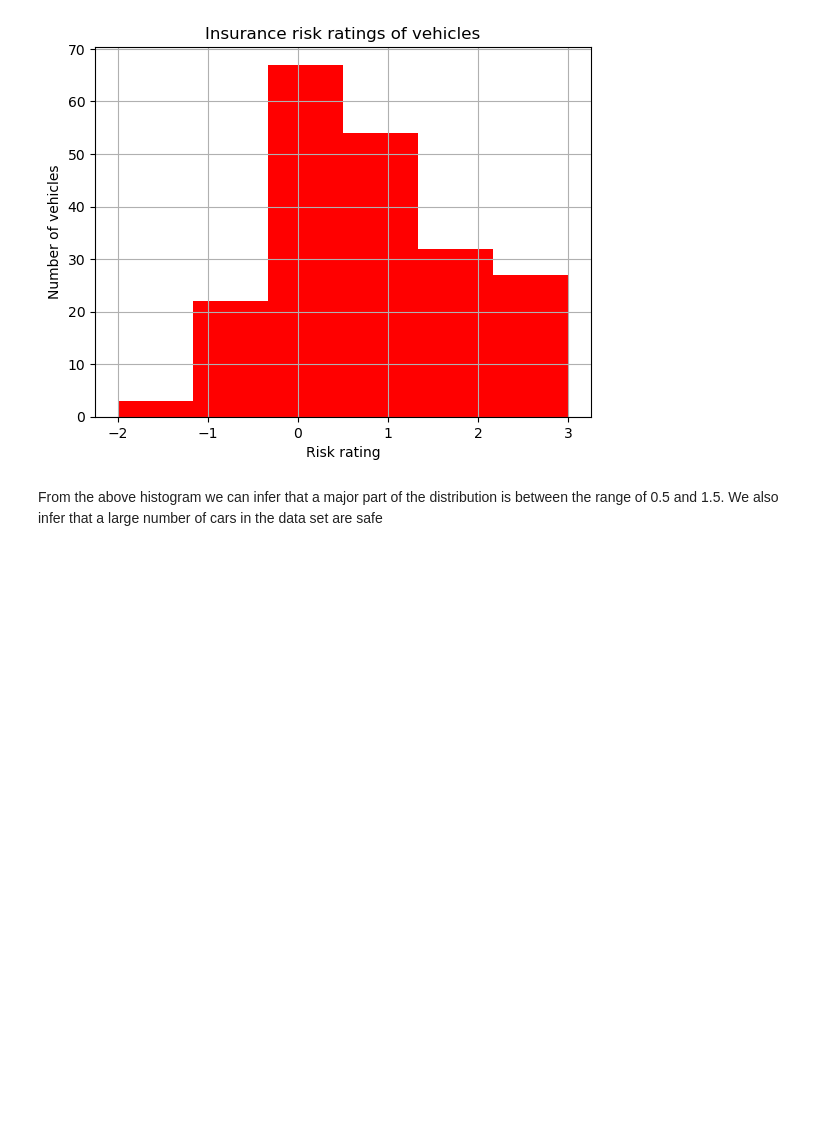
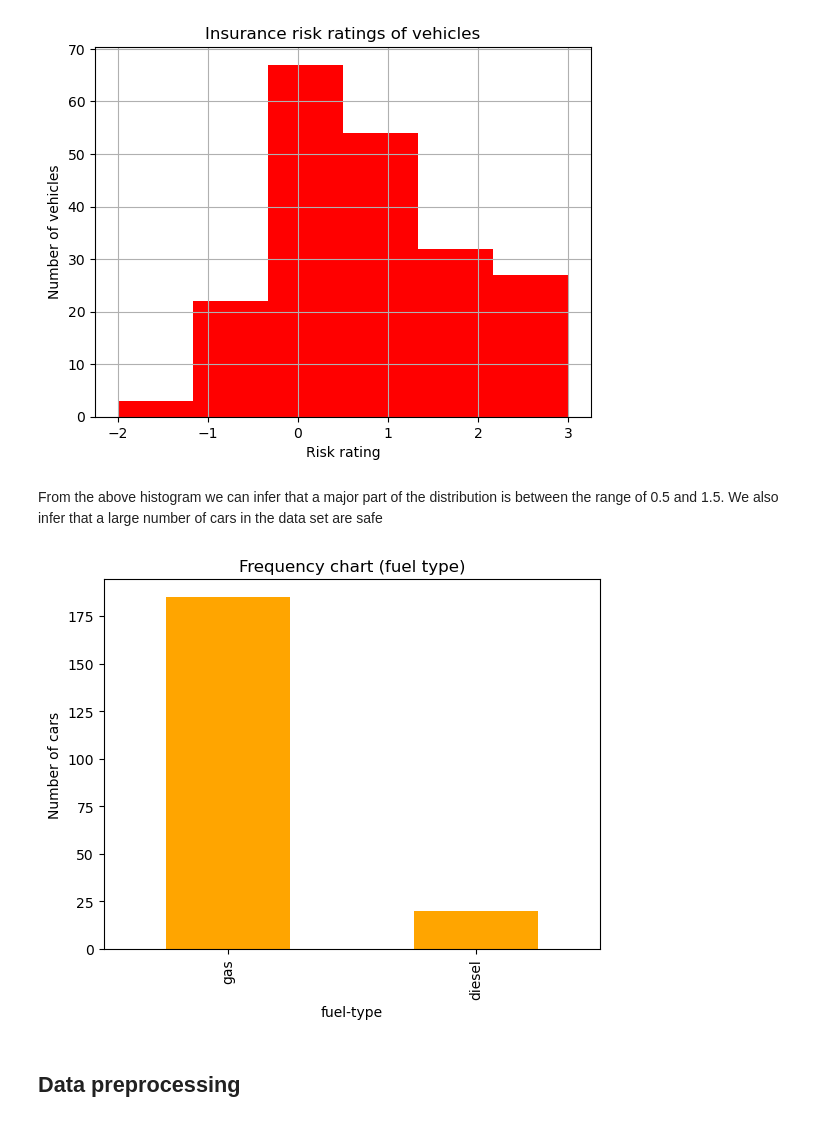
Before and after one commit to deAlgorithm/Data_Mining, a Jupyter notebook: Notebooks/Exploratory Data Analysis on Automobile Dataset.ipynb, the cells around one changed output. Drawn from its saved outputs; the diff is of its cells as text; code cells hidden in the pictures; blank space fills up the shorter version.

```diff
--- a/Notebooks/Exploratory Data Analysis on Automobile Dataset.ipynb
+++ b/Notebooks/Exploratory Data Analysis on Automobile Dataset.ipynb
@@ -435,3 +435,12 @@ plt.show()
 [figure]
 # %% [markdown]
 From the above histogram we can infer that a major part of the distribution is between the range of 0.5 and 1.5. We also infer that a large number of cars in the data set are safe
+# %%
+data['fuel-type'].value_counts().plot(kind='bar',color = 'orange')
+plt.title("Frequency chart (fuel type)")
+plt.ylabel("Number of cars")
+plt.show()
+# %% [output]
+[figure, added]
+# %% [markdown]
+## Data preprocessing
```
Also changed, not shown: parts of 8 cells of this notebook, 1 other file.
